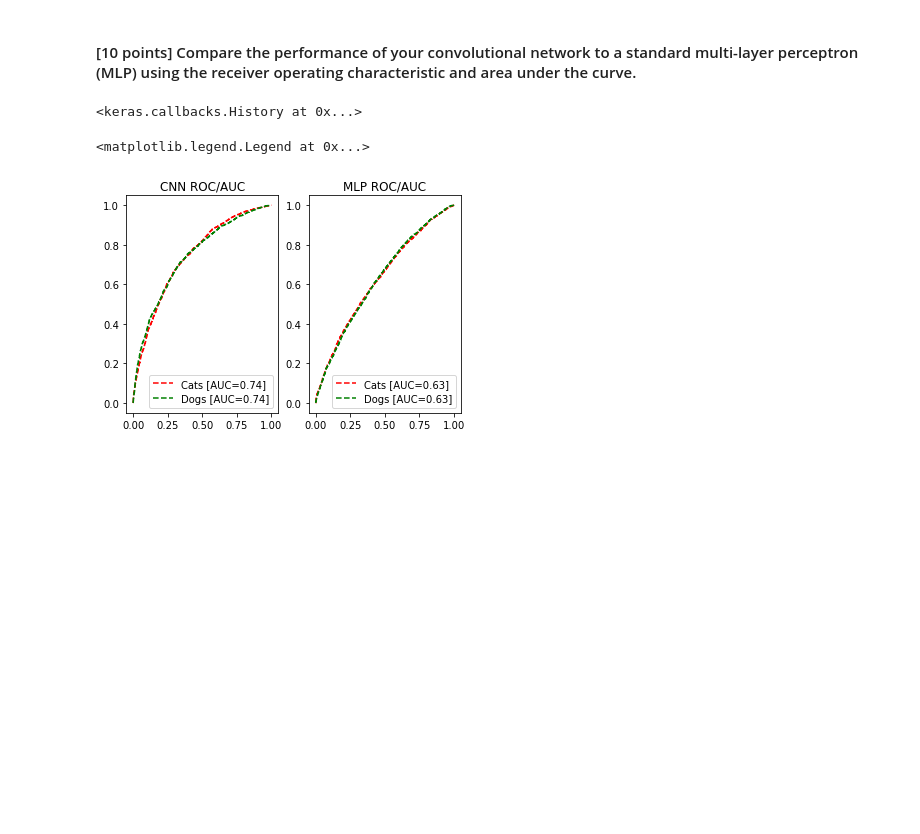
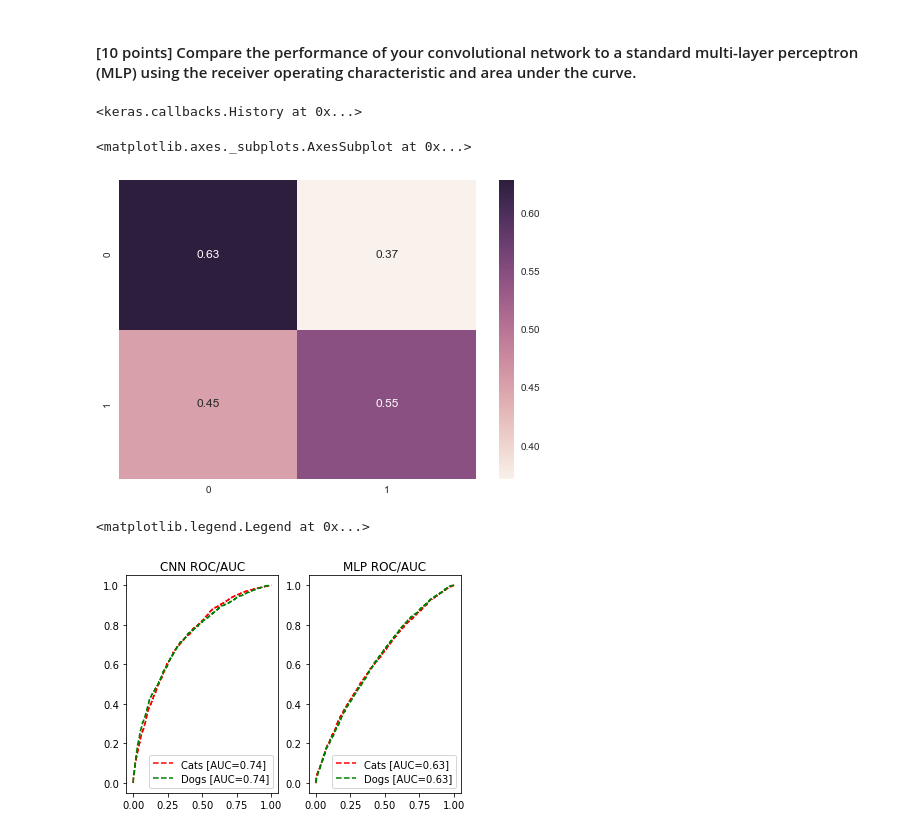
Before and after one commit to CT-Kyle/ML-Labs, a Jupyter notebook: lab8/lab8.ipynb, the cells around one changed output. Drawn from its saved outputs; the diff is of its cells as text; code cells hidden in the pictures; blank space fills up the shorter version.

```diff
--- a/lab8/lab8.ipynb
+++ b/lab8/lab8.ipynb
@@ -213,10 +213,13 @@ mlp_fpr1, mlp_tpr1, mlp_thresholds1 = mt.roc_curve(y_test, ypred_mlp[:,1], pos_l
 mlp_auc_score = mt.auc(mlp_fpr, mlp_tpr)
 mlp_auc_score1 = mt.auc(mlp_fpr1, mlp_tpr1)
 # %%
-mlp_conf = mt.confusion_matrix(y_test, yhat)
-mlp_conf = cnn2_conf/np.sum(cnn2_conf,axis=1)[:,np.newaxis]
+mlp_conf = mt.confusion_matrix(y_test, yhat_mlp)
+mlp_conf = mlp_conf/np.sum(mlp_conf,axis=1)[:,np.newaxis]
 
-sns.heatmap(cnn2_conf, annot=True, fmt='.2f')
+sns.heatmap(mlp_conf, annot=True, fmt='.2f')
+# %% [output]
+<matplotlib.axes._subplots.AxesSubplot at 0x...>
+[figure, added]
 # %%
 %matplotlib inline
 plt.subplots(1, 2)
```
Also changed, not shown: parts of 1 cell of this notebook.
